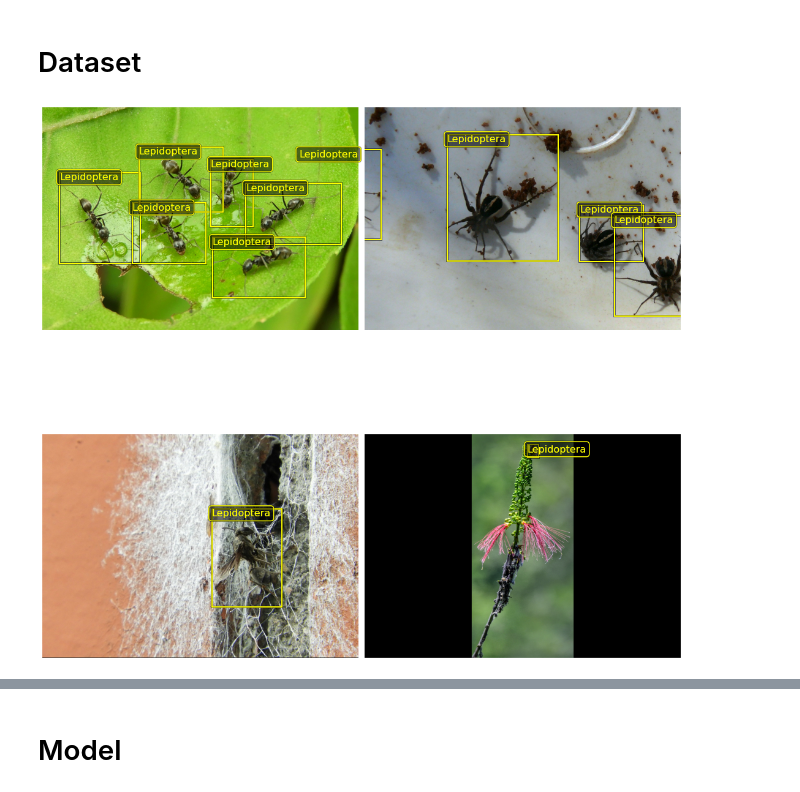
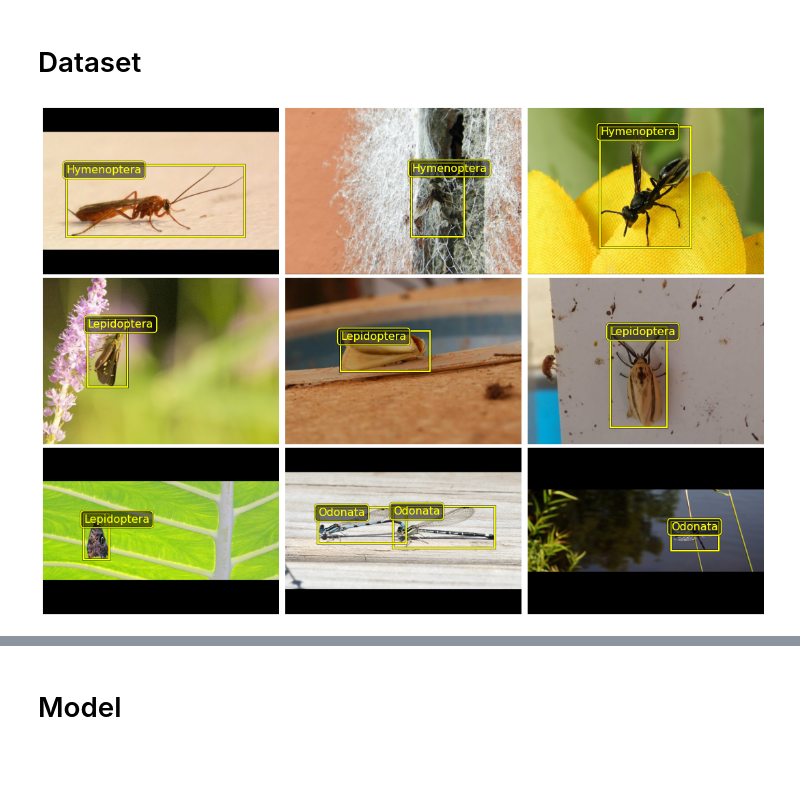
Before and after one commit to GoogleCloudPlatform/practical-ml-vision-book, a Jupyter notebook: xx_tmp/arthropod_data_to_tfrec.ipynb, the cells around one changed output, grey strips where cells are left out. Drawn from its saved outputs; the diff is of its cells as text; code cells hidden in the pictures; blank space fills up the shorter version.

Commit message:
correct handling of ragged tensors in object detection data

```diff
--- a/xx_tmp/arthropod_data_to_tfrec.ipynb
+++ b/xx_tmp/arthropod_data_to_tfrec.ipynb
@@ -316,6 +303,11 @@ filenames = [
     '../input/arthropod-taxonomy-orders-object-detection-dataset/ArTaxOr/Lepidoptera/e314c31efafd.jpg']
 #filenames = jpeg_filenames
 filenames = oddities2
+
+RAW_CLASSES = ['Lepidoptera', 'Hymenoptera', 'Hemiptera', 'Odonata', 'Diptera', 'Araneae', 'Coleoptera',
+               '_truncated', '_blurred', '_occluded', ]
+CLASSES = [klass for klass in RAW_CLASSES if klass not in ['_truncated', '_blurred', '_occluded', ]]
+
 values = [raw_metadata[filename_key(f)] for f in filenames]
 
 values = {'key': [filename_key(val['asset']['path']) for val in values],
@@ -330,7 +322,11 @@ values = {'key': [filename_key(val['asset']['path']) for val in values],
                                         for item in val['regions']]
                                        for val in values], ragged_rank=1), # must specify ragged rank, othewise tf.ragged.constant
                                                                            # does not detect that the last dim is 4 [x1 y1 x2 y2]
-           'tags': tf.ragged.constant([[item['tags']
+           #'tags': tf.ragged.constant([[item['tags']
+           #                             for item in val['regions']]
+           #                            for val in values]),
+           # Notice the [0]. Keeps one class only. Boxes have one main arthropod class, other calsses are '_truncated', '_blurred', '_occluded'.
+           'classes': tf.ragged.constant([[[CLASSES.index(tag) for tag in item['tags'] if tag in CLASSES][0]
                                         for item in val['regions']]
                                        for val in values])
           }
@@ -368,7 +364,7 @@ def resize_image_and_boxes(im, metadata):
 
     # select the cropping method so as not to lose any bounding box
     tiles = box.scale_rois(crop_boxes, image_size) # convert to absolute image coordinates
-    _, is_roi_in_tile = box.find_non_intersecting_rois(tiles, boxes) # [n_tiles, n_rois]
+    _, is_roi_in_tile = box.find_fully_intersecting_rois(tiles, boxes) # [n_tiles, n_rois]
     crop_box = tf.cond(tf.reduce_all(is_roi_in_tile[0]), lambda: crop_boxes[0], lambda:crop_boxes[1])
 
     # resize image
@@ -379,28 +375,35 @@ def resize_image_and_boxes(im, metadata):
     images = tf.image.crop_and_resize(images, crop_box_for_tfimage, box_indices, [TARGET_SIZE[1], TARGET_SIZE[0]])
     im = tf.squeeze(images, axis=0)
 
-    # resize and pad boxes
+    # resize boxes
     tiles = box.scale_rois(crop_box, image_size) # convert to absolute image coordinates
     tiles = tf.expand_dims(tiles, axis=0) # box.rois_in_tiles_relative expects a list of tiles (we have one)
-    boxes = box.rois_in_tiles_relative_and_pad(tiles, boxes, MAX_BOXES)
-    boxes = tf.squeeze(boxes, axis=0) # we have only want crop tile
+    boxes, is_box_in_tile = box.rois_in_tiles_relative(tiles, boxes)
+    boxes = tf.squeeze(boxes, axis=0) # we have only one crop tile
     boxes = box.scale_rois(boxes, tf.cast(TARGET_SIZE, tf.float32))
     boxes = tf.cast(tf.round(boxes), tf.int32)
-    return im, boxes
+
+    # assert fail when losing boxes dues to cropping (not implemented)
+    assert_op = tf.debugging.assert_equal(tf.reduce_all(is_box_in_tile), True, message=
+        "Cropping causes boxes to fall outside of the image. The code for properly "
+        "removing these boxes and their associated classes is not written so you cannot do that.")
+    with tf.control_dependencies([assert_op]):
+         boxes = tf.identity(boxes)
+
+    # classes
+    classes = metadata['classes']
+
+    return im, boxes, classes
 
 dataset = metadataset.map(decode_img, num_parallel_calls=AUTO)
 dataset = dataset.map(resize_image_and_boxes, num_parallel_calls=AUTO)
-# %%
-CLASSES = ['Lepidoptera', 'Hymenoptera', 'Hemiptera', 'Odonata', 'Diptera', 'Araneae', 'Coleoptera',
-           '_truncated', '_blurred', '_occluded', ]
-dataset_iterator = iter(dataset.batch(4))
-# %%
-images, boxes  = next(dataset_iterator)
-boxes = [[list(box.numpy()) for box in boxlist if not (box[0]==0 and box[1]==0 and box[2]==0 and box[3]==0)] for boxlist in boxes]
-fake_tags = [[1 for box in boxlist] for boxlist in boxes]
-display_with_boxes(images, boxes, fake_tags, None, CLASSES, ground_truth_boxes=[])
-# %% [output]
-[figure, removed]
+# %%
+dataset_iterator = iter(dataset.apply(tf.data.experimental.dense_to_ragged_batch(9)))
+# %%
+images, boxes, classes  = next(dataset_iterator)
+display_with_boxes(images, boxes, classes, None, CLASSES, ground_truth_boxes=[])
+# %% [output]
+[figure, added]
 # %%
 CLASSES = ['Lepidoptera', 'Hymenoptera', 'Hemiptera', 'Odonata', 'Diptera', 'Araneae', 'Coleoptera',
            '_truncated', '_blurred', '_occluded', ]
```
Also changed, not shown: parts of 6 cells of this notebook, 2 other files.
